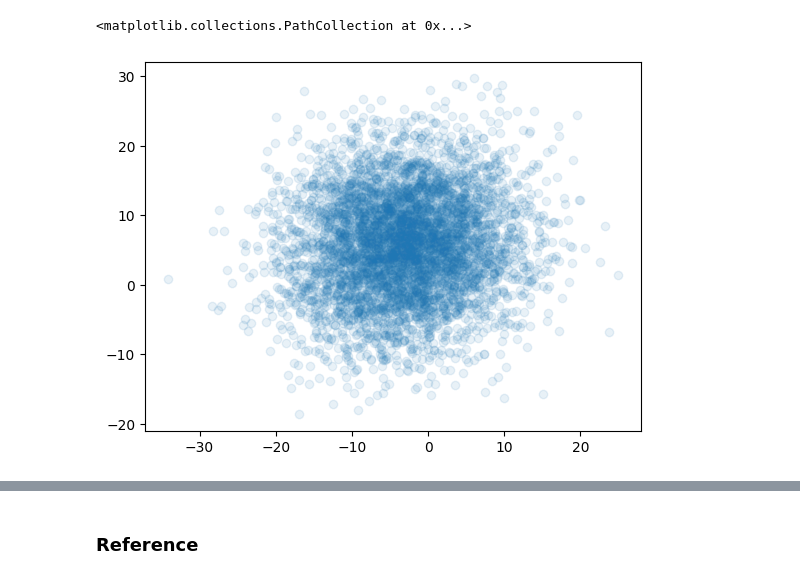
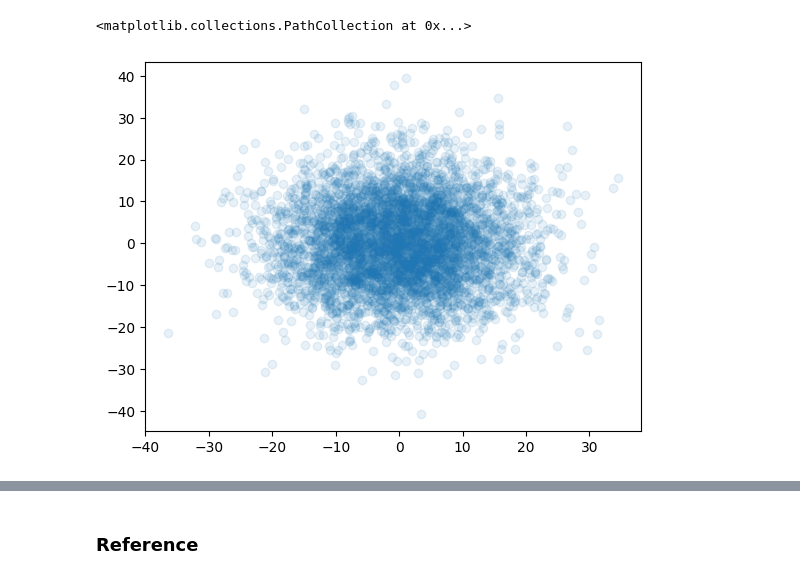
Before and after one commit to cepessh/adaptive_mcmc, a Jupyter notebook: notebooks/experiments.ipynb, the cells around one changed output, grey strips where cells are left out. Saved outputs shown, nothing was run; the diff lists cells and outputs as text; code cells hidden in the pictures.

```diff
--- a/notebooks/experiments.ipynb
+++ b/notebooks/experiments.ipynb
@@ -293,6 +315,28 @@ def get_toeplitz_gaussian(dimension: int,
     return Gaussian(mean=mean, cov=cov), mean.unsqueeze(0)
 
 
+def get_illcond_gaussian(dimension: int,
+                         mean: float = None,
+                         min_v: float = 1e-2,
+                         max_v: float = 1e2) -> tuple:
+    if mean is None:
+        mean = torch.zeros(dimension)
+    elif isinstance(mean, (float, int)):
+        mean = torch.full((dimension,), float(mean))
+    else:
+        mean = torch.tensor(mean, dtype=torch.float32)
+
+    # Create log-spaced eigenvalues (ill-conditioned spectrum)
+    eigvals = torch.logspace(torch.log10(torch.tensor(min_v)),
+                             torch.log10(torch.tensor(max_v)),
+                             steps=dimension)
+
+    # Construct diagonal covariance matrix
+    cov = torch.diag(eigvals)
+
+    return Gaussian(mean=mean, cov=cov), mean.unsqueeze(0)
+
+
 def sample_se_covariance_torch(dimension, scale=4., noise=0.01, seed=None, device='cpu'):
     if seed is not None:
         torch.manual_seed(seed)
@@ -318,19 +362,20 @@ def get_deterministic_gaussian_se(dimension: int,
 
     return Gaussian(mean=mean, cov=cov), mean.unsqueeze(0)
 # %%
-# dist = FunnelDistribution(32, scale=2.)
+# dist = FunnelDistribution(32, scale=3)
 
 #dist, _ = get_toeplitz_gaussian(256, rho=0.95)
 # dist, _ = get_deterministic_gaussian_se(32)
+dist, _ = get_illcond_gaussian(128)
 
-dist, _ = get_random_GM(gaussian_count=5, dimension=64, cube=15., scale=100.,)
+# dist, _ = get_random_GM(gaussian_count=25, dimension=32, cube=2., scale=2.,)
 # dist, _ = get_toeplitz_GM(dimension=32, cube=2., rho=0.9)
 
 
 samples = dist.sample(5000).detach().numpy()
 # %%
-plt.scatter(samples[:, 0], samples[:, 1], alpha=0.1)
+plt.scatter(samples[:, -2], samples[:, -1], alpha=0.1)
 # %% [output]
 <matplotlib.collections.PathCollection at 0x...>
-[figure, old version]
+[figure, new version]
 # %%
```
Also changed, not shown: parts of 29 cells of this notebook.
